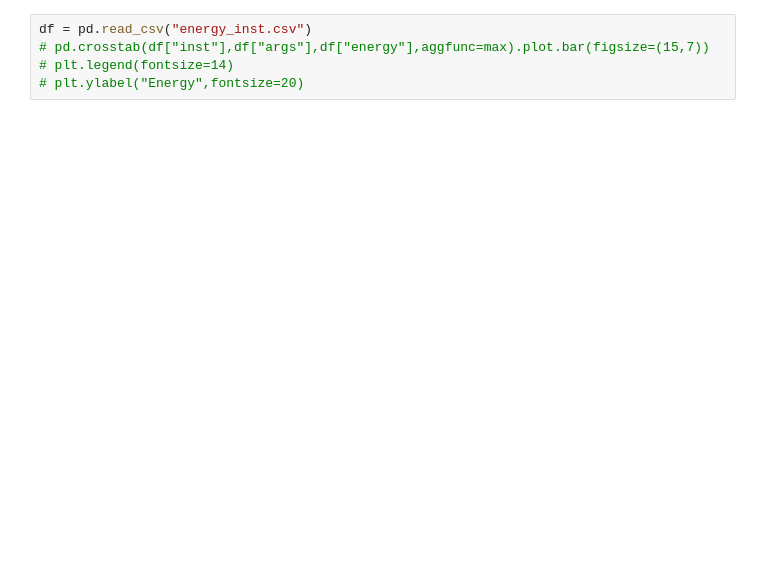
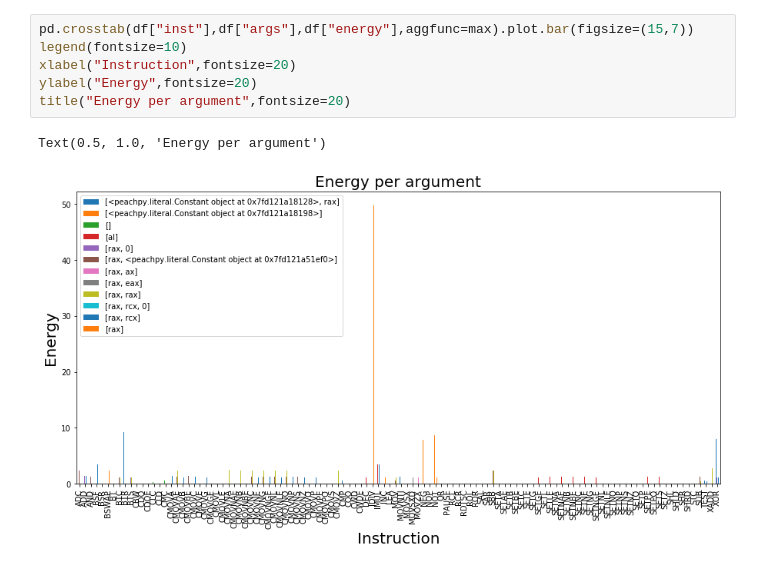
Before and after one commit to VitorRamos/instructions_energy, a Jupyter notebook: analysis.ipynb, the cells around one changed output. Cells and saved outputs as stored; diff of their text form; blank space fills up the shorter version.

```diff
--- a/analysis.ipynb
+++ b/analysis.ipynb
@@ -155,5 +63,9 @@ print(suported, unsuported, len(instr))
 # %%
-df = pd.read_csv("energy_inst.csv")
-# pd.crosstab(df["inst"],df["args"],df["energy"],aggfunc=max).plot.bar(figsize=(15,7))
-# plt.legend(fontsize=14)
-# plt.ylabel("Energy",fontsize=20)
+pd.crosstab(df["inst"],df["args"],df["energy"],aggfunc=max).plot.bar(figsize=(15,7))
+legend(fontsize=10)
+xlabel("Instruction",fontsize=20)
+ylabel("Energy",fontsize=20)
+title("Energy per argument",fontsize=20)
+# %% [output]
+Text(0.5, 1.0, 'Energy per argument')
+[figure, added]
```
Also changed, not shown: parts of 21 cells of this notebook.
